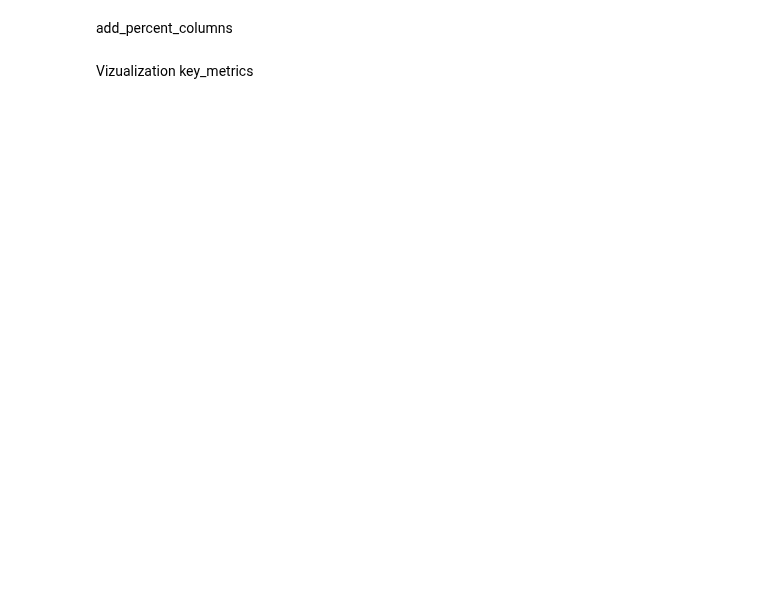
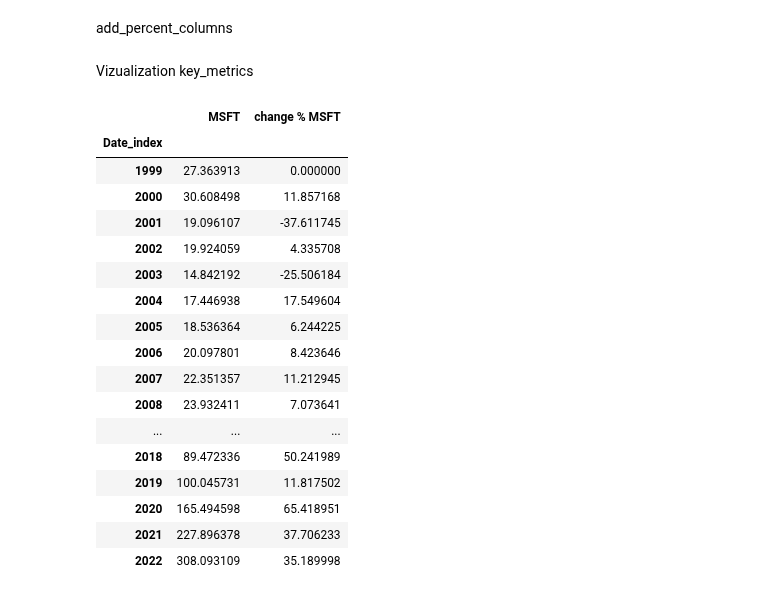
Before and after one commit to ChapnesAl/Tinkoff_Investment, a Jupyter notebook: fund_str/AssetsToDebt str/one_stock_DtA.ipynb, the cells around one changed output. Drawn from its saved outputs; the diff is of its cells as text; code cells hidden in the pictures; blank space fills up the shorter version.

```diff
--- a/fund_str/AssetsToDebt str/one_stock_DtA.ipynb
+++ b/fund_str/AssetsToDebt str/one_stock_DtA.ipynb
@@ -146,6 +157,28 @@ df_with_changes_key = change_percent_all_columns(df_key_metr)
 Vizualization key_metrics
 # %%
 df_with_changes_key = df_with_changes_key.reindex(index=df_with_changes_key.index[::-1])
+# %%
+df_test = df_with_changes_key[[ticker, f'change % {ticker}']]
+df_test
+# %% [output]
+|  | MSFT | change % MSFT |
+| Date_index |  |  |
+| 1999 | 27.363913 | 0.000000 |
+| 2000 | 30.608498 | 11.857168 |
+| 2001 | 19.096107 | -37.611745 |
+| 2002 | 19.924059 | 4.335708 |
+| 2003 | 14.842192 | -25.506184 |
+| 2004 | 17.446938 | 17.549604 |
+| 2005 | 18.536364 | 6.244225 |
+| 2006 | 20.097801 | 8.423646 |
+| 2007 | 22.351357 | 11.212945 |
+| 2008 | 23.932411 | 7.073641 |
+| ... | ... | ... |
+| 2018 | 89.472336 | 50.241989 |
+| 2019 | 100.045731 | 11.817502 |
+| 2020 | 165.494598 | 65.418951 |
+| 2021 | 227.896378 | 37.706233 |
+| 2022 | 308.093109 | 35.189998 |
 # %%
 ''' necessary columns '''
 
```
Also changed, not shown: parts of 7 cells of this notebook, 3 other files.
